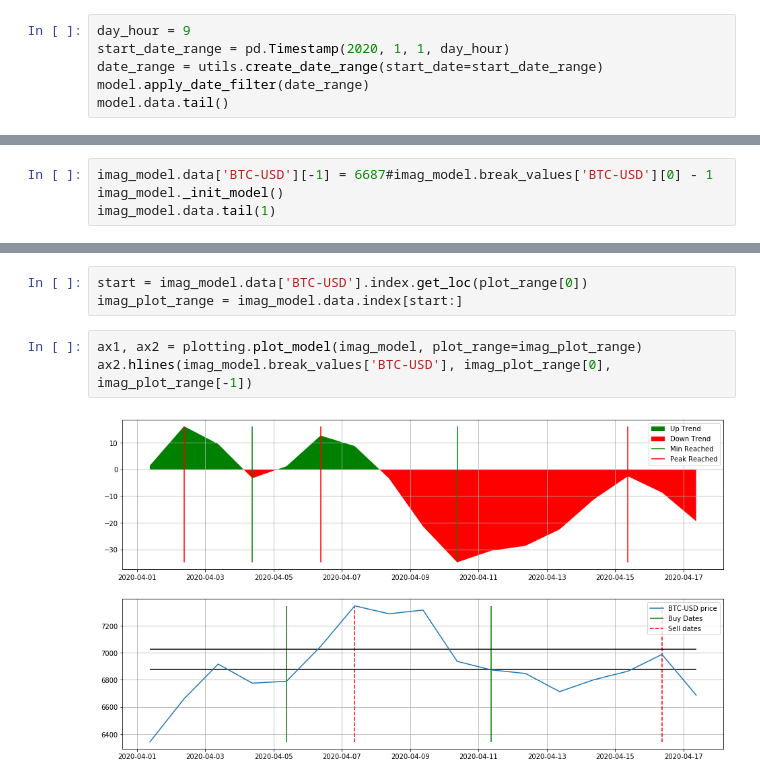
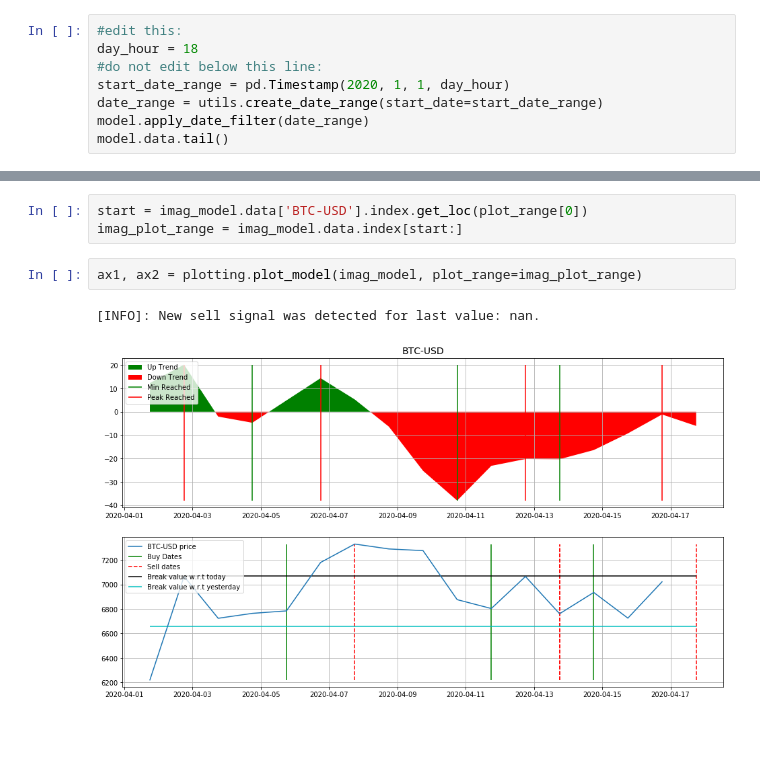
Before and after one commit to MarcoRosenzweig/FINANCE, a Jupyter notebook: PRICE_MODEL.ipynb, the cells around one changed output, grey strips where cells are left out. Saved outputs shown, nothing was run; the diff lists cells and outputs as text; blank space fills up the shorter version.

```diff
--- a/PRICE_MODEL.ipynb
+++ b/PRICE_MODEL.ipynb
@@ -34,7 +34,9 @@ model.get_data(start=start_date, interval='60m')
 # %% [output]
 [*********************100%***********************]  1 of 1 completed
 # %%
-day_hour = 9
+#edit this:
+day_hour = 18
+#do not edit below this line:
 start_date_range = pd.Timestamp(2020, 1, 1, day_hour)
 date_range = utils.create_date_range(start_date=start_date_range)
 model.apply_date_filter(date_range)
@@ -237,4 +223,0 @@ imag_model.data
-# %%
-imag_model.data['BTC-USD'][-1] = 6687#imag_model.break_values['BTC-USD'][0] - 1
-imag_model._init_model()
-imag_model.data.tail(1)
@@ -291,6 +226,6 @@ start = imag_model.data['BTC-USD'].index.get_loc(plot_range[0])
 imag_plot_range = imag_model.data.index[start:]
 # %%
 ax1, ax2 = plotting.plot_model(imag_model, plot_range=imag_plot_range)
-ax2.hlines(imag_model.break_values['BTC-USD'], imag_plot_range[0], imag_plot_range[-1])
 # %% [output]
+[INFO]: New sell signal was detected for last value: nan.
-[figure, old version]
+[figure, new version]
```
Also changed, not shown: parts of 22 cells of this notebook, 4 other files.
